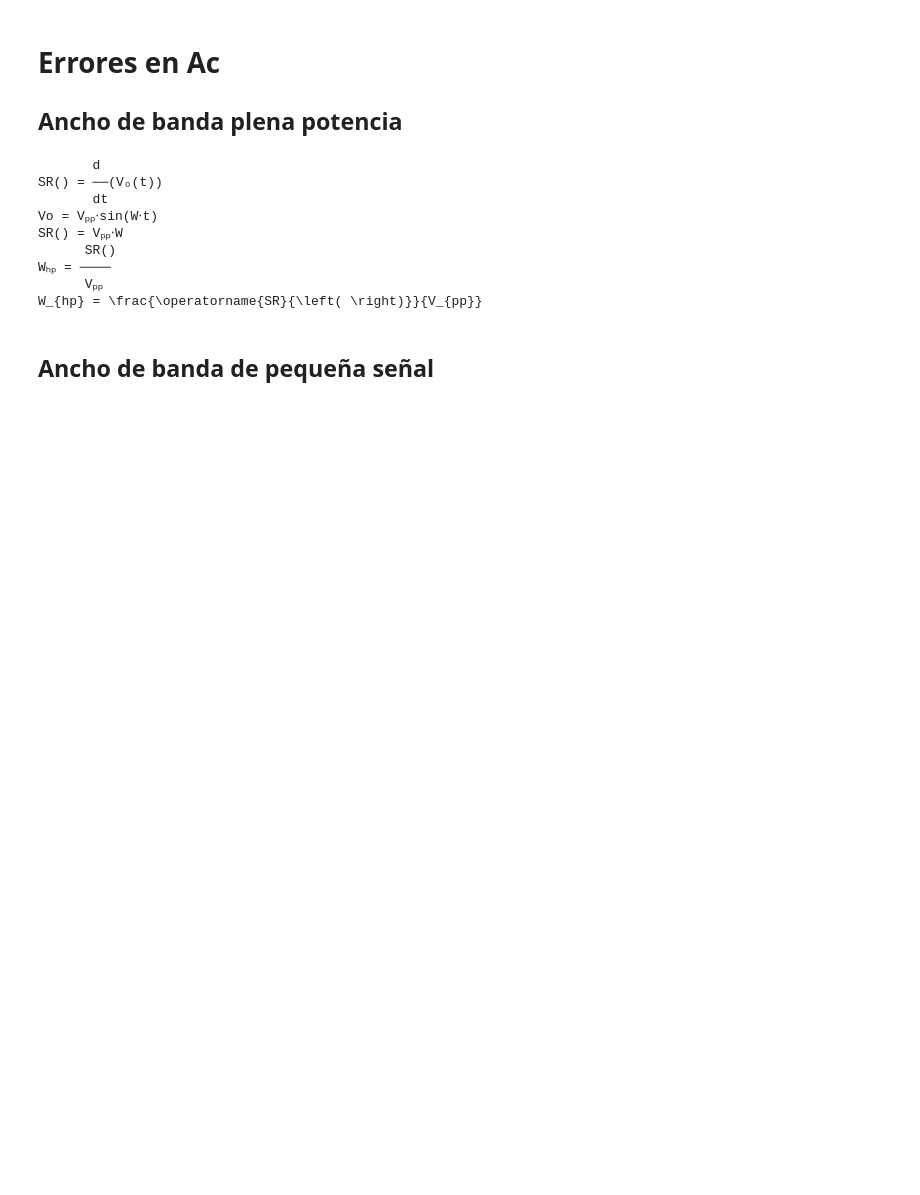
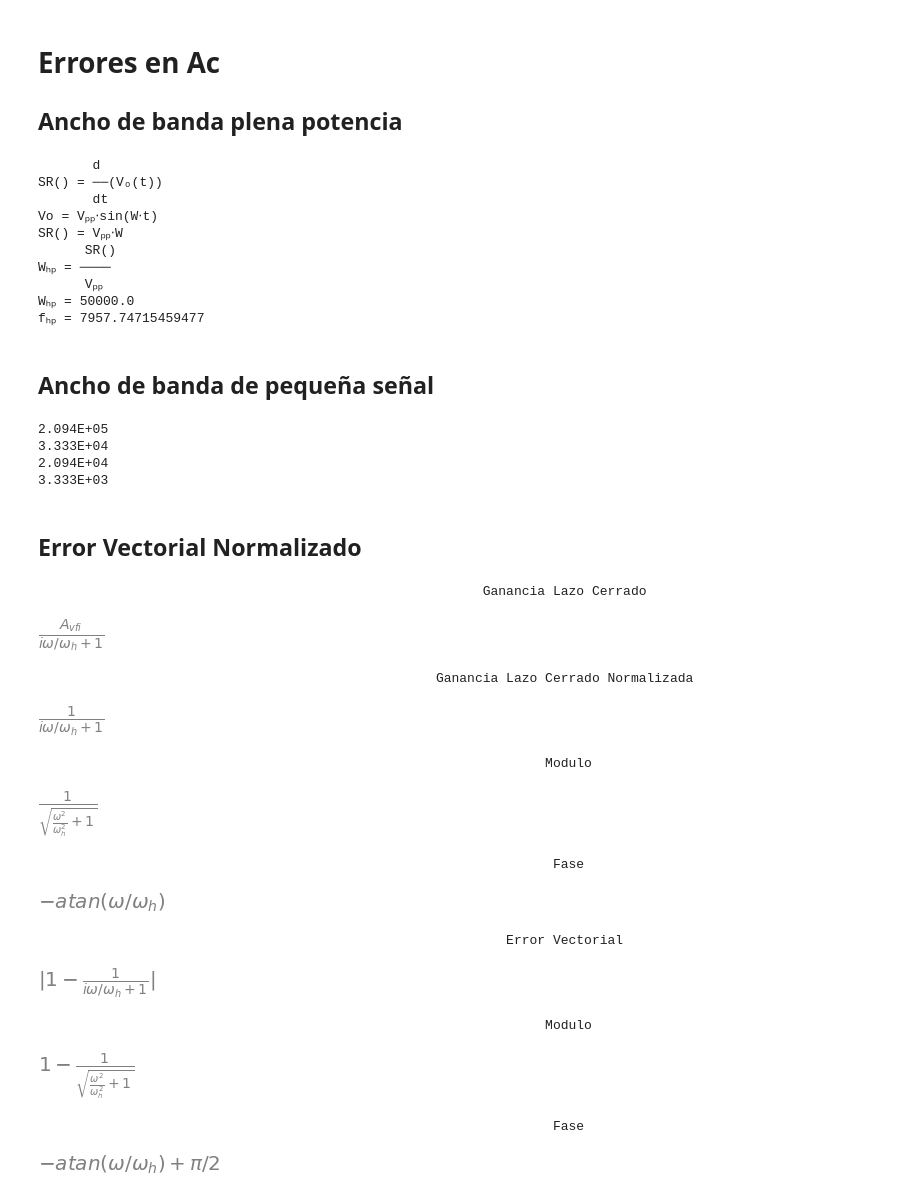
Before and after one commit to DarioAlaniz/repoSistesisDeRedes, a Jupyter notebook: Laboratorios/N_2/circuito_1/python/ejer1.ipynb, the cells around one changed output. Cells and saved outputs as stored; diff of their text form; code cells hidden in the pictures; blank space fills up the shorter version.

```diff
--- a/Laboratorios/N_2/circuito_1/python/ejer1.ipynb
+++ b/Laboratorios/N_2/circuito_1/python/ejer1.ipynb
@@ -288,10 +435,10 @@ eq_Whp=sym.Eq(Whp,sym.solve(eq_SR,W)[0])
 sym.pprint(eq_Whp)
 # sym.print_latex(eq_Whp)
 
-# eq_Whp_val=eq_Whp.subs({SR:500e3, Vp:10})
-# sym.pprint(eq_Whp_val)
-# eq_fhp_val=sym.Eq(fhp,eq_Whp_val.rhs/(2*np.pi))
-# sym.pprint(eq_fhp_val)
+eq_Whp_val=eq_Whp.subs({SR:500e3, Vp:10})
+sym.pprint(eq_Whp_val)
+eq_fhp_val=sym.Eq(fhp,eq_Whp_val.rhs/(2*np.pi))
+sym.pprint(eq_fhp_val)
 # %% [output]
        d
 SR() = ──(Vₒ(t))
@@ -301,6 +448,7 @@ SR() = Vₚₚ⋅W
       SR()
 Wₕₚ = ────
       Vₚₚ
-W_{hp} = \frac{\operatorname{SR}{\left( \right)}}{V_{pp}}
+Wₕₚ = 50000.0
+fₕₚ = 7957.74715459477
 # %% [markdown]
 ## Ancho de banda de pequeña señal
@@ -310,0 +455,61 @@ WH1=2*np.pi*GBW/30
+# %%
+GBW=1e6
+Wh=GBW/Af #--> wh*1/k = GBW = w1*Ad0; Avfi=1/K
+WH1=2*np.pi*(GBW/30)
+print(format(WH1,'.3E'))
+print(format(WH1/(2*np.pi),'.3E'))
+# No es el esperado ya que le modelo no establece el GBW en 1e6 sino en 100k
+
+# Cambiando el GBW
+GBW=100e3
+Wh=GBW/Af #--> wh*1/k = GBW = w1*Ad0; Avfi=1/K
+WH1=2*np.pi*(GBW/30)
+print(format(WH1,'.3E'))
+fh = WH1/(2*np.pi)
+print(format(fh,'.3E'))
+# %% [output]
+2.094E+05
+3.333E+04
+2.094E+04
+3.333E+03
+# %% [markdown]
+## Error Vectorial Normalizado
+# %%
+W, Wh, Avfi = sym.symbols('omega, omega_h, A_vfi')
+
+Avf=Avfi/(1+sym.I*W/Wh)
+print('Ganancia Lazo Cerrado'.center(135))
+display(Avf)
+print('Ganancia Lazo Cerrado Normalizada'.center(135))
+avf=1/(1+sym.I*W/Wh)
+display(avf)
+print('Modulo'.center(135))
+avf_mod=1/sym.sqrt(1+(W/Wh)**2)
+display(avf_mod)
+print('Fase'.center(135))
+avf_arg=-sym.atan(W/Wh)
+display(avf_arg)
+print('Error Vectorial'.center(135))
+Ev=abs(1-avf)
+display(Ev)
+print('Modulo'.center(135))
+Ev_mod=1-1/sym.sqrt(1+(W/Wh)**2)
+display(Ev_mod)
+print('Fase'.center(135))
+Ev_arg=(sym.pi/2) - sym.atan(W/Wh)
+display(Ev_arg)
+# %% [output]
+                                                         Ganancia Lazo Cerrado
+[figure, added]
+                                                   Ganancia Lazo Cerrado Normalizada
+[figure, added]
+                                                                 Modulo
+[figure, added]
+                                                                  Fase
+[figure, added]
+                                                            Error Vectorial
+[figure, added]
+                                                                 Modulo
+[figure, added]
+                                                                  Fase
+[figure, added]
```
Also changed, not shown: parts of 13 cells of this notebook, 10 other files.
